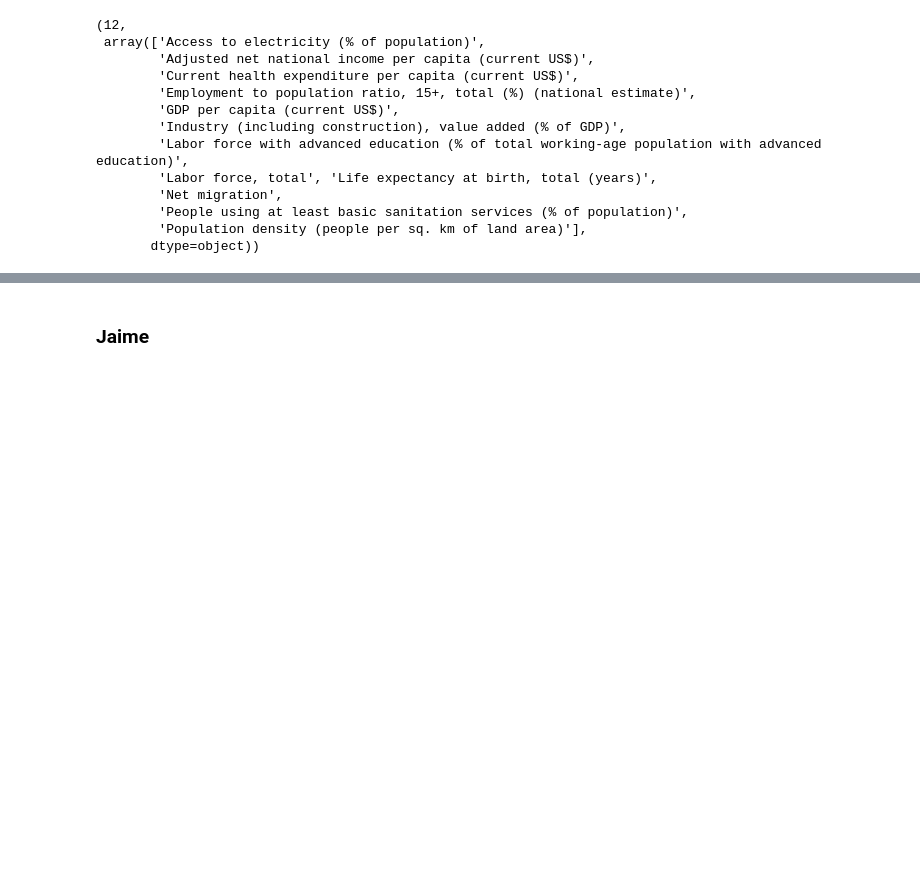
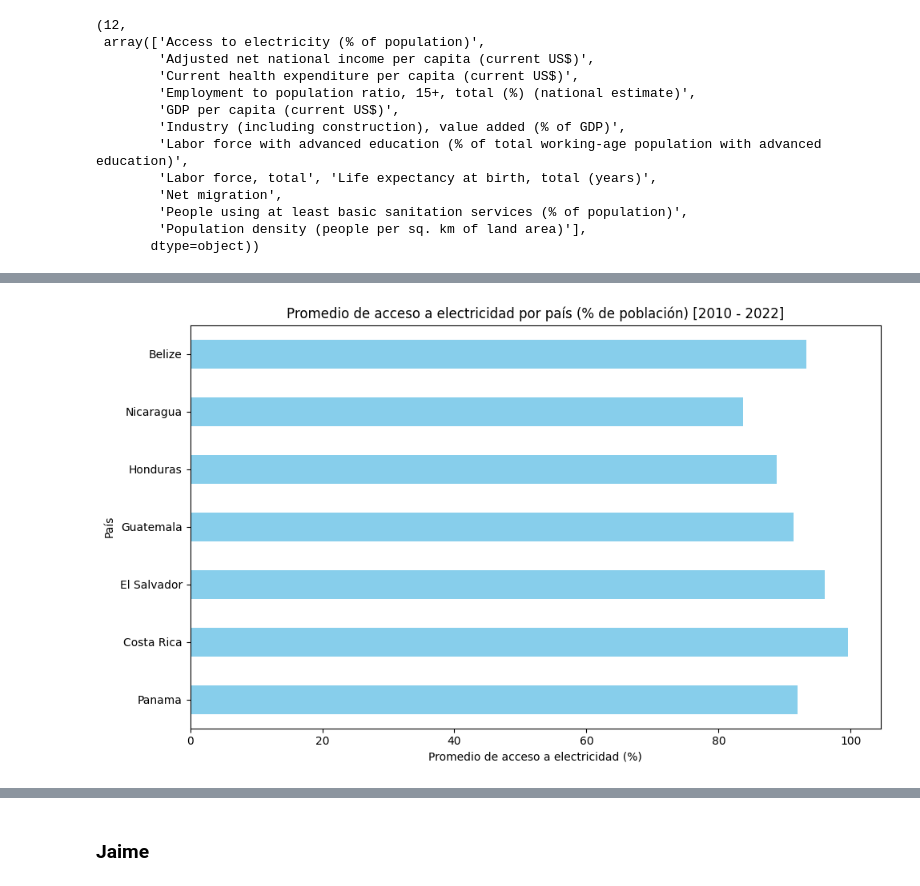
Before and after one commit to KarenSSanchezP/AnalisisLongevidad-AC, a Jupyter notebook: archivo.ipynb, the cells around one changed output, grey strips where cells are left out. Drawn from its saved outputs; the diff is of its cells as text; code cells hidden in the pictures; blank space fills up the shorter version.

Commit message:
analisis perCapita y de electricidad
grafico de los indicadores: "Adjusted net national income per capita (current US$)" y "- 'Access to electricity (% of population)'"

```diff
--- a/archivo.ipynb
+++ b/archivo.ipynb
@@ -78,0 +80,9 @@ cantidadIndicadores, df['Indicador'].unique() # imprime los indicadores
+# %%
+# seleccione las filas que contienen el indicador "Access to electricity (% of population"
+dfAccessElectricity = df[df['Indicador'].str.contains('Access to electricity (% of population)', na=False, regex=False)]
+# eliminar la columna indicador
+dfAccessElectricity  = dfAccessElectricity.drop(columns=['Indicador'])
+# elegimos la columna " País" como index y eliminamos la columna "País"
+dfAccessElectricity .set_index('País', inplace=True)
+# mostramos los datos
+dfAccessElectricity
@@ -78,0 +99,22 @@ cantidadIndicadores, df['Indicador'].unique() # imprime los indicadores
+# %%
+import matplotlib.pyplot as plt
+
+# Convertir todas las columnas (excepto el índice) a valores numéricos
+dfAccessElectricity = dfAccessElectricity.apply(pd.to_numeric, errors='coerce')
+
+# Calcular la media de cada fila (promedio por país)
+dfAccessElectricity['Media'] = dfAccessElectricity.mean(axis=1)
+
+# Crear el gráfico de barras horizontales para la media de cada país
+dfAccessElectricity['Media'].plot(kind='barh', color='skyblue', figsize=(10, 6))
+
+# Añadir etiquetas y título
+plt.xlabel('Promedio de acceso a electricidad (%)')
+plt.ylabel('País')
+plt.title('Promedio de acceso a electricidad por país (% de población) [2010 - 2022]')
+
+# Mostrar el gráfico
+plt.tight_layout()
+plt.show()
+# %% [output]
+[figure, added]
```
Also changed, not shown: parts of 8 cells of this notebook.
